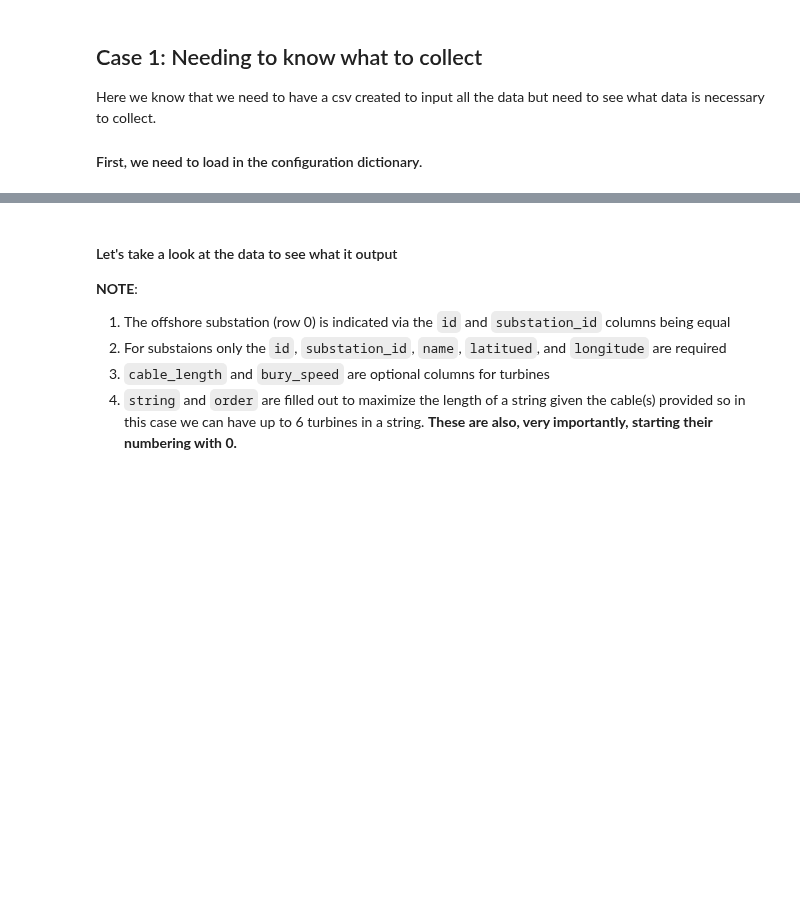
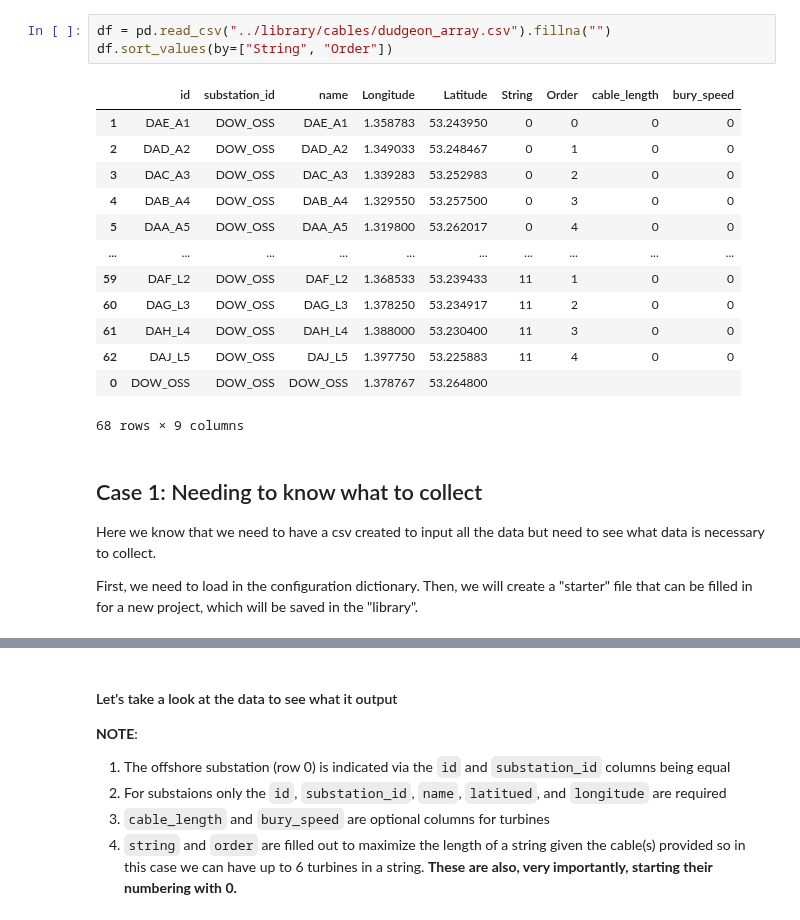
Before and after one commit to WISDEM/ORBIT, a Jupyter notebook: examples/custom_array_layout.ipynb, the cells around one changed output, grey strips where cells are left out. Cells and saved outputs as stored; diff of their text form; blank space fills up the shorter version.

```diff
--- a/examples/custom_array_layout.ipynb
+++ b/examples/custom_array_layout.ipynb
@@ -33,9 +132,27 @@ ORBIT library intialized at '../library'
+# %%
+df = pd.read_csv("../library/cables/dudgeon_array.csv").fillna("")
+df.sort_values(by=["String", "Order"])
+# %% [output]
+|  | id | substation_id | name | Longitude | Latitude | String | Order | cable_length | bury_speed |
+| 1 | DAE_A1 | DOW_OSS | DAE_A1 | 1.358783 | 53.243950 | 0 | 0 | 0 | 0 |
+| 2 | DAD_A2 | DOW_OSS | DAD_A2 | 1.349033 | 53.248467 | 0 | 1 | 0 | 0 |
+| 3 | DAC_A3 | DOW_OSS | DAC_A3 | 1.339283 | 53.252983 | 0 | 2 | 0 | 0 |
+| 4 | DAB_A4 | DOW_OSS | DAB_A4 | 1.329550 | 53.257500 | 0 | 3 | 0 | 0 |
+| 5 | DAA_A5 | DOW_OSS | DAA_A5 | 1.319800 | 53.262017 | 0 | 4 | 0 | 0 |
+| ... | ... | ... | ... | ... | ... | ... | ... | ... | ... |
+| 59 | DAF_L2 | DOW_OSS | DAF_L2 | 1.368533 | 53.239433 | 11 | 1 | 0 | 0 |
+| 60 | DAG_L3 | DOW_OSS | DAG_L3 | 1.378250 | 53.234917 | 11 | 2 | 0 | 0 |
+| 61 | DAH_L4 | DOW_OSS | DAH_L4 | 1.388000 | 53.230400 | 11 | 3 | 0 | 0 |
+| 62 | DAJ_L5 | DOW_OSS | DAJ_L5 | 1.397750 | 53.225883 | 11 | 4 | 0 | 0 |
+| 0 | DOW_OSS | DOW_OSS | DOW_OSS | 1.378767 | 53.264800 |  |  |  |  |
+68 rows × 9 columns
 # %% [markdown]
+<a id="case_1"></a>
 ## Case 1: Needing to know what to collect
 
 Here we know that we need to have a csv created to input all the data but need to see what data is necessary to collect.
 
 
-#### First, we need to load in the configuration dictionary.
+First, we need to load in the configuration dictionary. Then, we will create a "starter" file that can be filled in for a new project, which will be saved in the "library".
 # %%
 config = library.extract_library_specs("config", "example_custom_array_no_data")
```
Also changed, not shown: parts of 39 cells of this notebook, 9 other files.
